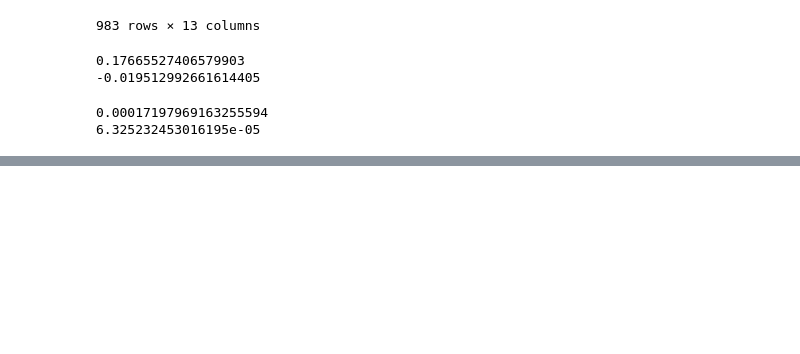
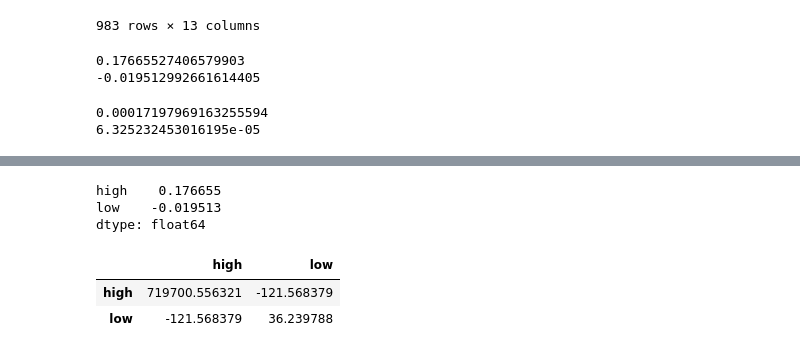
Before and after one commit to florencetsang/ml-portfolio-poc, a Jupyter notebook: ml_portfolio.ipynb, the cells around one changed output, grey strips where cells are left out. Cells and saved outputs as stored; diff of their text form; code cells hidden in the pictures; blank space fills up the shorter version.

```diff
--- a/ml_portfolio.ipynb
+++ b/ml_portfolio.ipynb
@@ -409,0 +404,18 @@ print(low_risk_var_daily)
+# %%
+def get_annual_sample_return_and_covariance(data):
+    daily_return = data.pct_change()
+    annual_return = daily_return.mean() * trading_days_in_year
+    daily_covariance = data.cov()
+    annual_covariance = daily_covariance * trading_days_in_year
+    return annual_return, annual_covariance
+# %%
+r, cov = get_annual_sample_return_and_covariance(mv_data)
+display(r)
+display(cov)
+# %% [output]
+high    0.176655
+low    -0.019513
+dtype: float64
+|  | high | low |
+| high | 719700.556321 | -121.568379 |
+| low | -121.568379 | 36.239788 |
```
Also changed, not shown: parts of 15 cells of this notebook.
